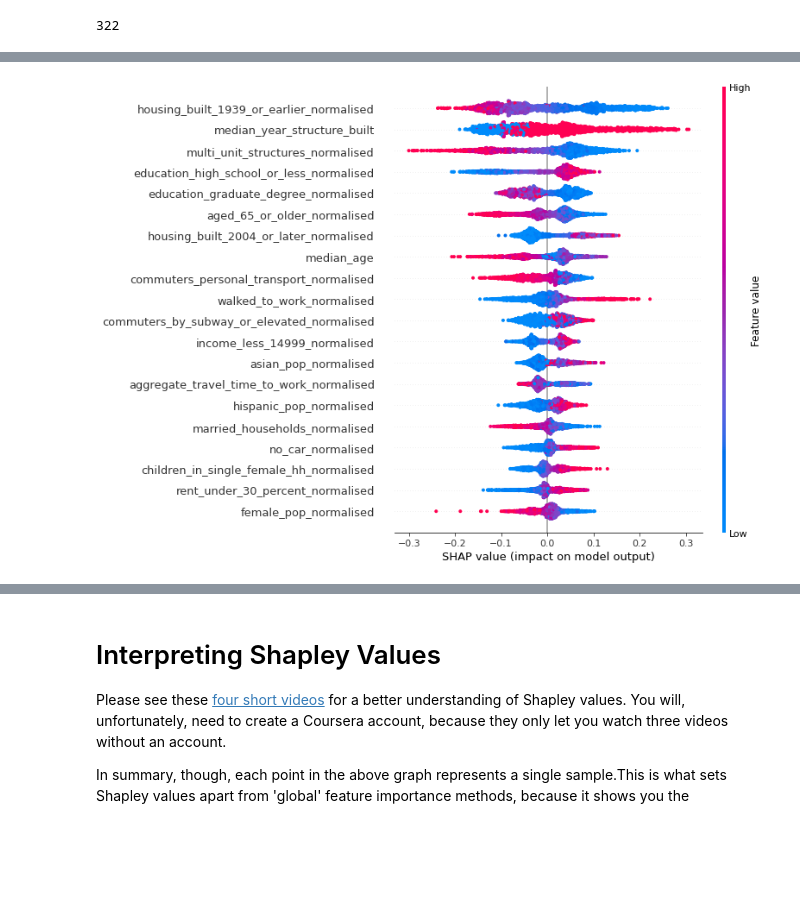
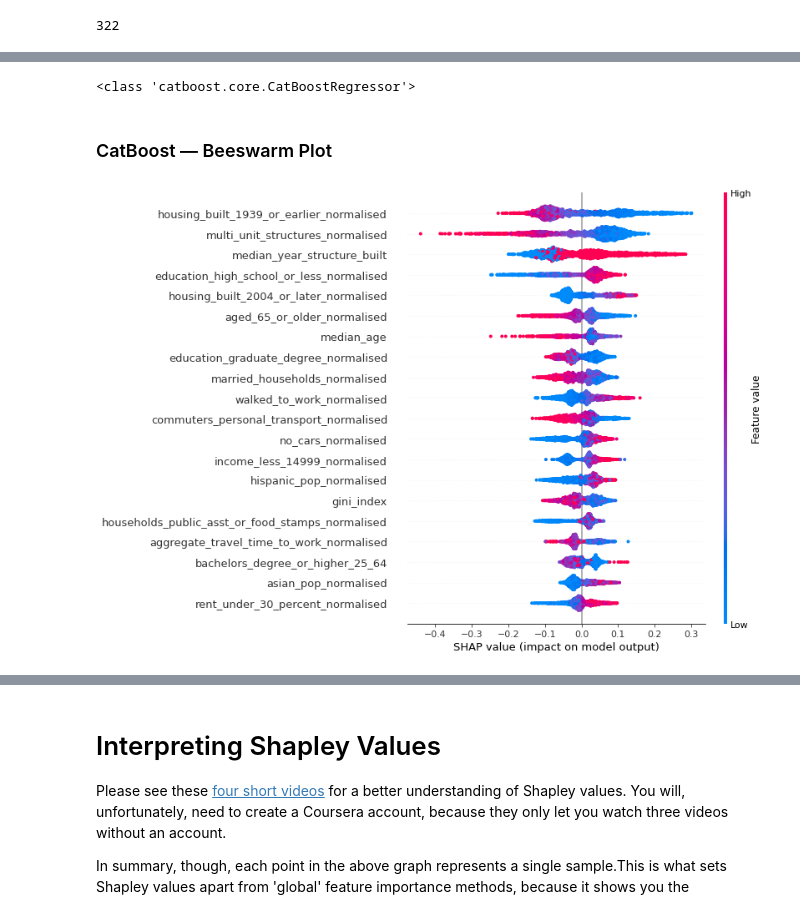
Before and after one commit to mjumbewu/COVIDRedlining, a Jupyter notebook: ACS/acs_models_new.ipynb, the cells around one changed output, grey strips where cells are left out. Saved outputs shown, nothing was run; the diff lists cells and outputs as text; code cells hidden in the pictures; blank space fills up the shorter version.

```diff
--- a/ACS/acs_models_new.ipynb
+++ b/ACS/acs_models_new.ipynb
@@ -44,4 +26,4 @@ exp1 = setup(joined, target = "reweighted_redline_index")
 # RMLSE = Root Mean Squared Logarithmic Error
 # MAPE = Mean Absolute Percentage Error
 # TT = Time Taken For Computation
-# best_model = compare_models()
+best_model = compare_models(verbose=False)
@@ -64,4 +30,10 @@ cat = create_model("catboost")
+# %%
+print(type(best_model))
+# %% [output]
+<class 'catboost.core.CatBoostRegressor'>
+# %% [markdown]
+### CatBoost — Beeswarm Plot
 # %%
-interpret_model(cat)
+interpret_model(best_model)
 # %% [output]
-[figure, old version]
+[figure, new version]
```
Also changed, not shown: parts of 14 cells of this notebook, 15 other files.
